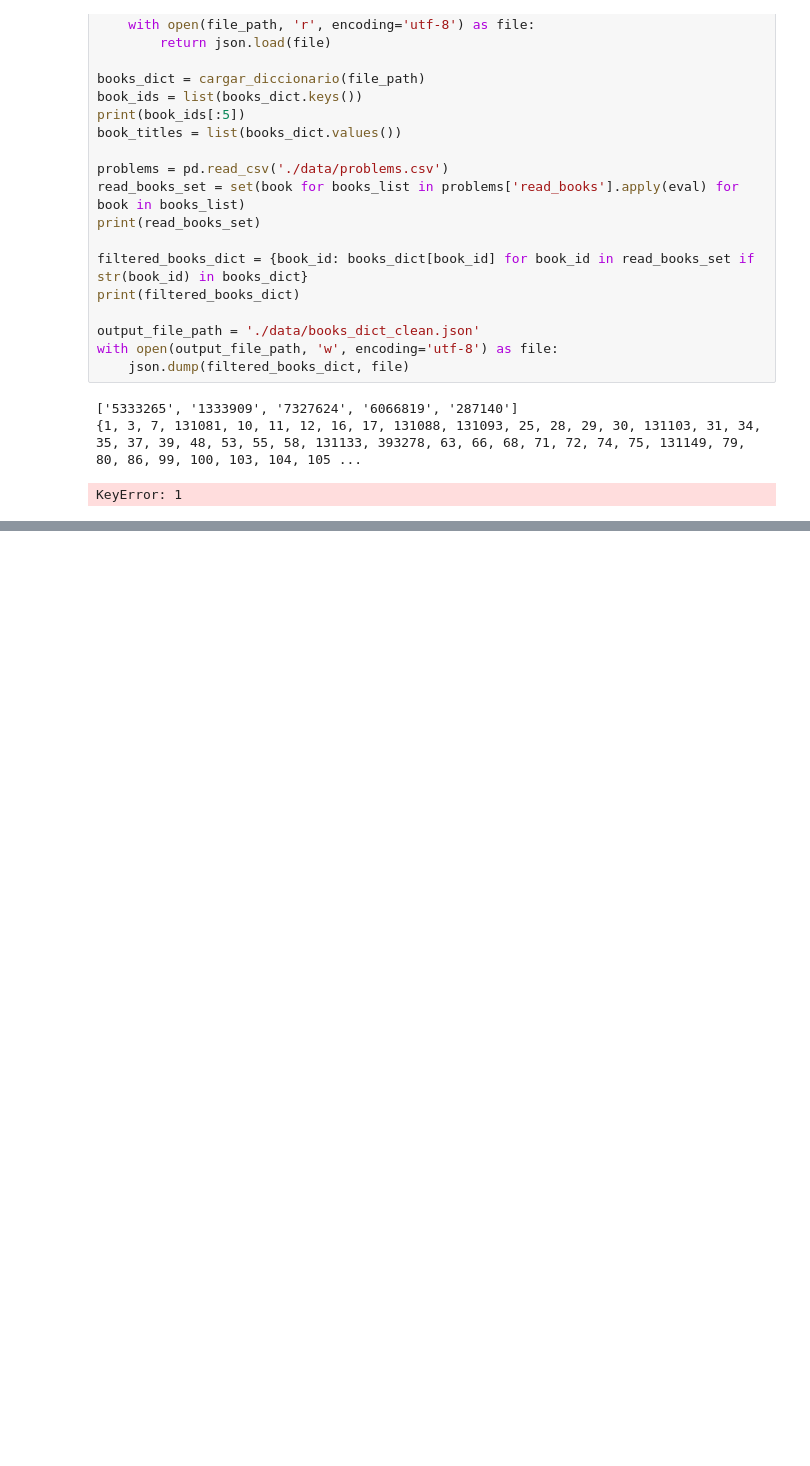
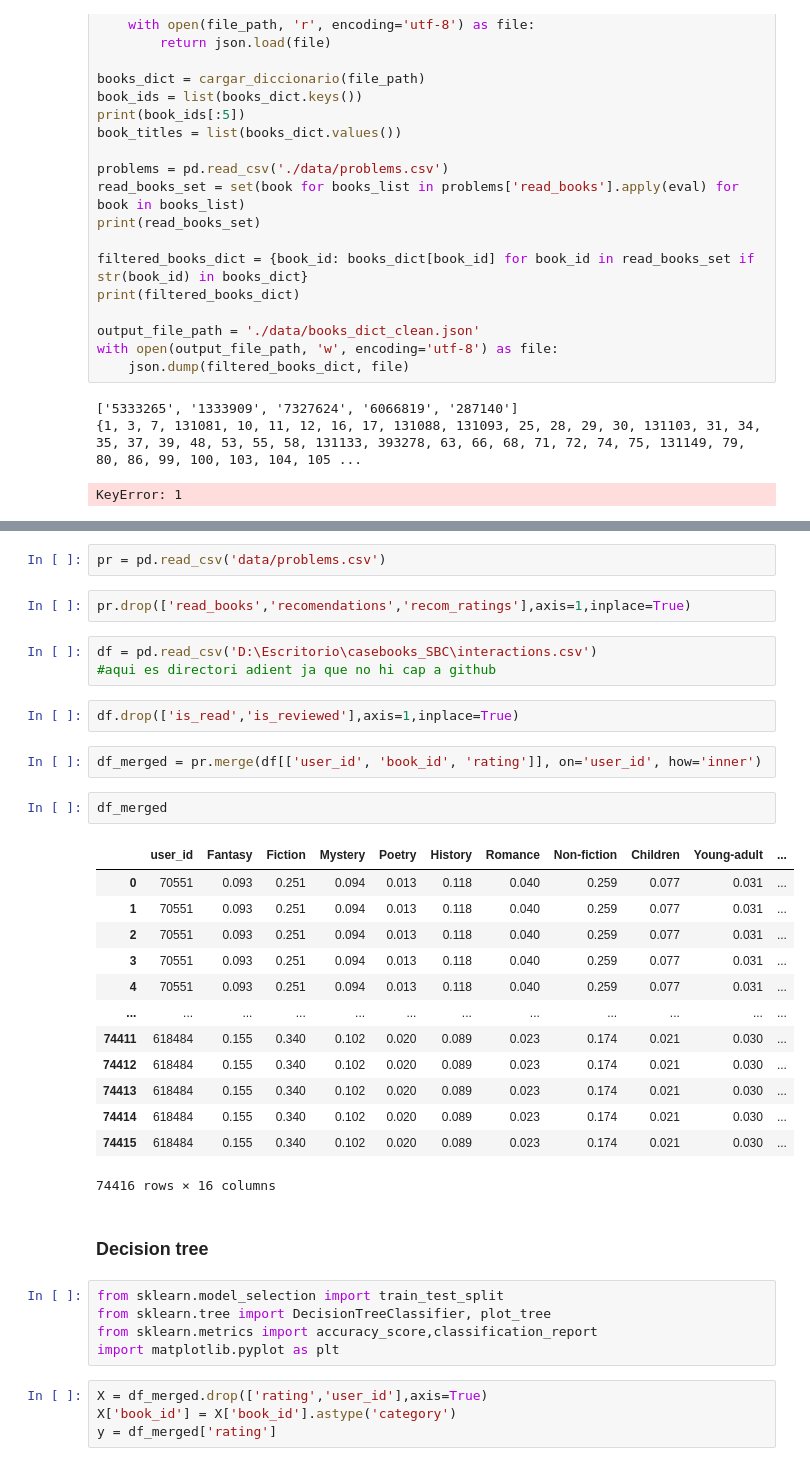
Before and after one commit to llumfp/casebooks, a Jupyter notebook: tests.ipynb, the cells around one changed output, grey strips where cells are left out. Drawn from its saved outputs; the diff is of its cells as text; blank space fills up the shorter version.

```diff
--- a/tests.ipynb
+++ b/tests.ipynb
@@ -206,0 +200,38 @@ KeyError: 1
+# %%
+pr = pd.read_csv('data/problems.csv')
+# %%
+pr.drop(['read_books','recomendations','recom_ratings'],axis=1,inplace=True)
+# %%
+df = pd.read_csv('D:\Escritorio\casebooks_SBC\interactions.csv')
+#aqui es directori adient ja que no hi cap a github
+# %%
+df.drop(['is_read','is_reviewed'],axis=1,inplace=True)
+# %%
+df_merged = pr.merge(df[['user_id', 'book_id', 'rating']], on='user_id', how='inner')
+# %%
+df_merged
+# %% [output]
+|  | user_id | Fantasy | Fiction | Mystery | Poetry | History | Romance | Non-fiction | Children | Young-adult | ... |
+| 0 | 70551 | 0.093 | 0.251 | 0.094 | 0.013 | 0.118 | 0.040 | 0.259 | 0.077 | 0.031 | ... |
+| 1 | 70551 | 0.093 | 0.251 | 0.094 | 0.013 | 0.118 | 0.040 | 0.259 | 0.077 | 0.031 | ... |
+| 2 | 70551 | 0.093 | 0.251 | 0.094 | 0.013 | 0.118 | 0.040 | 0.259 | 0.077 | 0.031 | ... |
+| 3 | 70551 | 0.093 | 0.251 | 0.094 | 0.013 | 0.118 | 0.040 | 0.259 | 0.077 | 0.031 | ... |
+| 4 | 70551 | 0.093 | 0.251 | 0.094 | 0.013 | 0.118 | 0.040 | 0.259 | 0.077 | 0.031 | ... |
+| ... | ... | ... | ... | ... | ... | ... | ... | ... | ... | ... | ... |
+| 74411 | 618484 | 0.155 | 0.340 | 0.102 | 0.020 | 0.089 | 0.023 | 0.174 | 0.021 | 0.030 | ... |
+| 74412 | 618484 | 0.155 | 0.340 | 0.102 | 0.020 | 0.089 | 0.023 | 0.174 | 0.021 | 0.030 | ... |
+| 74413 | 618484 | 0.155 | 0.340 | 0.102 | 0.020 | 0.089 | 0.023 | 0.174 | 0.021 | 0.030 | ... |
+| 74414 | 618484 | 0.155 | 0.340 | 0.102 | 0.020 | 0.089 | 0.023 | 0.174 | 0.021 | 0.030 | ... |
+| 74415 | 618484 | 0.155 | 0.340 | 0.102 | 0.020 | 0.089 | 0.023 | 0.174 | 0.021 | 0.030 | ... |
+74416 rows × 16 columns
+# %% [markdown]
+### Decision tree
+# %%
+from sklearn.model_selection import train_test_split
+from sklearn.tree import DecisionTreeClassifier, plot_tree
+from sklearn.metrics import accuracy_score,classification_report
+import matplotlib.pyplot as plt
+# %%
+X = df_merged.drop(['rating','user_id'],axis=True)
+X['book_id'] = X['book_id'].astype('category')
+y = df_merged['rating']
```
Also changed, not shown: parts of 10 cells of this notebook, 8 other files.
